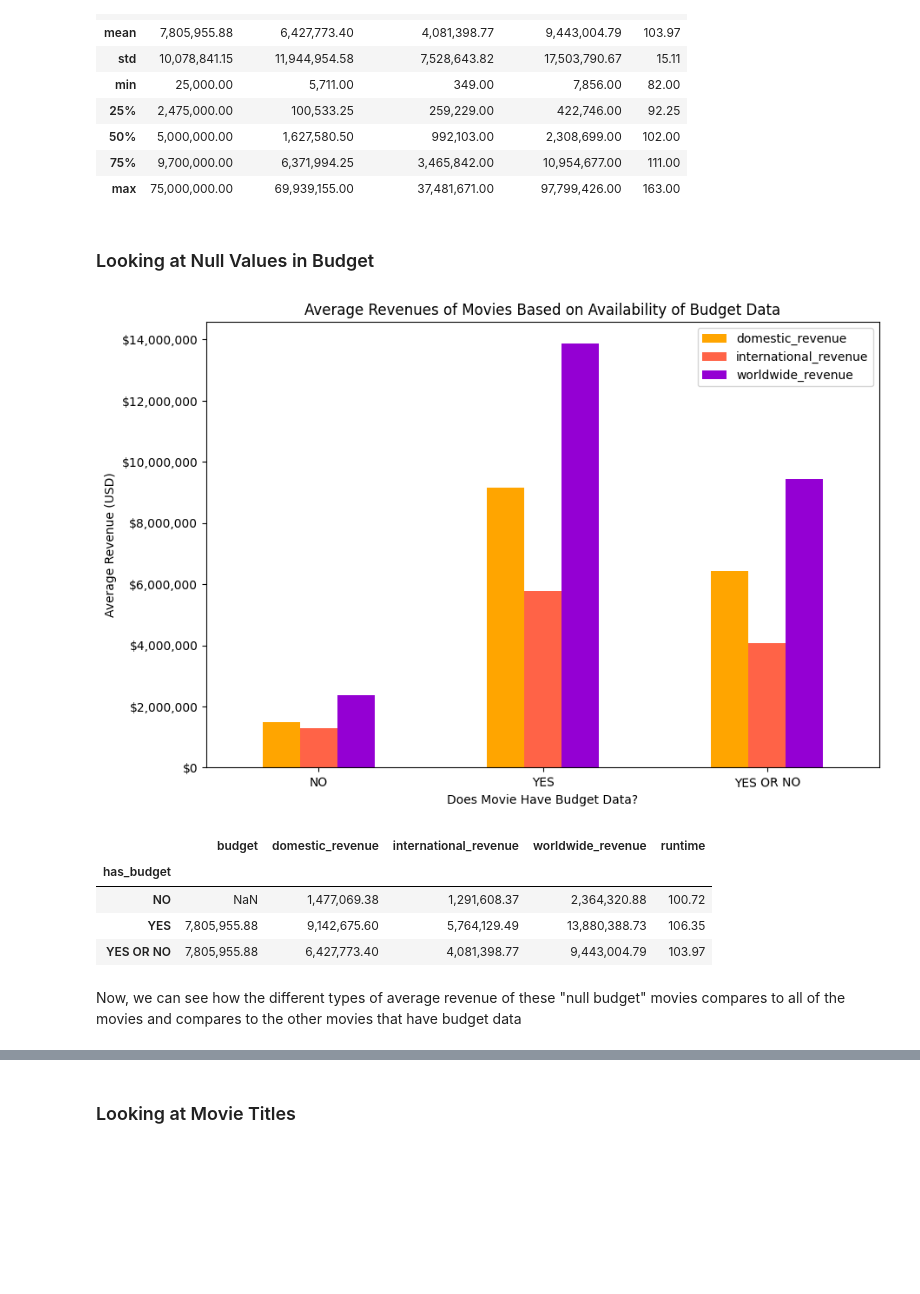
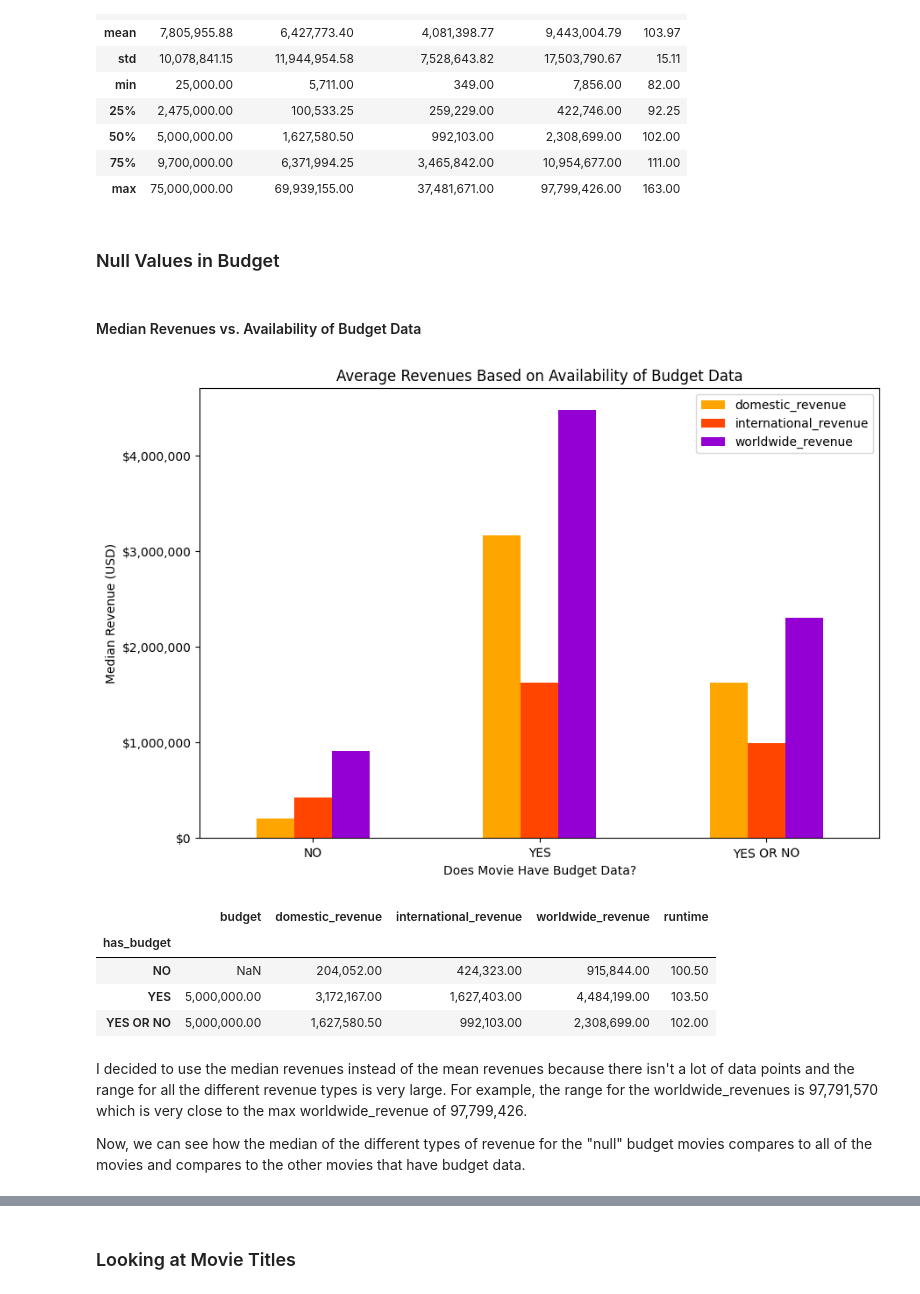
Before and after one commit to AlexPMorton/A24-Movies-EDA, a Jupyter notebook: A24_EDA.ipynb, the cells around one changed output, grey strips where cells are left out. Cells and saved outputs as stored; diff of their text form; code cells hidden in the pictures; blank space fills up the shorter version.

```diff
--- a/A24_EDA.ipynb
+++ b/A24_EDA.ipynb
@@ -179,45 +180,49 @@ A24.describe()
 | 75% | 9,700,000.00 | 6,371,994.25 | 3,465,842.00 | 10,954,677.00 | 111.00 |
 | max | 75,000,000.00 | 69,939,155.00 | 37,481,671.00 | 97,799,426.00 | 163.00 |
 # %% [markdown]
-### Looking at Null Values in Budget
+### Null Values in Budget
+# %% [markdown]
+#### Median Revenues vs. Availability of Budget Data
 # %%
 # New dataframe for classifying which movies have budget data
 A24_budget = A24.copy()
 
 # Adding new column to distinguish which movies have budget data
-A24_budget['has_budget'] = np.select([A24_budget['budget'].isnull(), A24_budget['budget'].notnull()], ['NO','YES'], default='Unknown')
-A24_budget_grouped = A24_budget.groupby(['has_budget']).mean()
+A24_budget['has_budget'] = np.select([A24_budget['budget'].isnull(), A24_budget['budget'].notnull()], ['NO','YES'], default='')
+A24_budget_grouped = A24_budget.groupby(['has_budget']).median()
 
 # New dataframe for all movies with or without budget data
 A24_budget_all = A24.copy()
 
 # Adding new column for grouping by all movies with or without budget data
-A24_budget_all['has_budget'] = np.select([A24_budget['budget'].any()], ['YES OR NO'], default='Unknown')
-A24_budget_all_grouped = A24_budget_all.groupby(['has_budget']).mean()
+A24_budget_all['has_budget'] = np.select([A24_budget['budget'].any()], ['YES OR NO'], default='')
+A24_budget_all_grouped = A24_budget_all.groupby(['has_budget']).median()
 
 # Combining the two data frames together
-A24_budgets = pd.concat([A24_budget_grouped,A24_budget_all_grouped], sort = False)
+A24_budgets_median = pd.concat([A24_budget_grouped,A24_budget_all_grouped], sort = False)
 
 # Creating plot for average revenues vs. availability of budget data
-budgets_revenues_plot = A24_budgets[['domestic_revenue','international_revenue','worldwide_revenue']].plot(kind='bar', figsize = (10,10/1.5), color = ['orange','tomato','darkviolet'], rot = 1,
-xlabel='Does Movie Have Budget Data?', ylabel='Average Revenue (USD)',
-title='Average Revenues of Movies Based on Availability of Budget Data')
+budgets_median_revenues_plot = A24_budgets_median[['domestic_revenue','international_revenue','worldwide_revenue']].plot(kind='bar', figsize = (10,10/1.5), color = ['orange','orangered','darkviolet'], rot = 1,
+xlabel='Does Movie Have Budget Data?', ylabel='Median Revenue (USD)',
+title='Average Revenues Based on Availability of Budget Data')
 
 # Formating the y axis
-budgets_revenues_plot.yaxis.set_major_formatter('${x:,.0f}')
+budgets_median_revenues_plot.yaxis.set_major_formatter('${x:,.0f}')
 
-budgets_revenues_plot;
+budgets_median_revenues_plot;
 # %% [output]
-[figure, old version]
+[figure, new version]
 # %%
-A24_budgets # Data of average values for the 3 different movie groups
+A24_budgets_median # Data of average values for the 3 different movie groups
 # %% [output]
 |  | budget | domestic_revenue | international_revenue | worldwide_revenue | runtime |
 | has_budget |  |  |  |  |  |
-| NO | NaN | 1,477,069.38 | 1,291,608.37 | 2,364,320.88 | 100.72 |
-| YES | 7,805,955.88 | 9,142,675.60 | 5,764,129.49 | 13,880,388.73 | 106.35 |
-| YES OR NO | 7,805,955.88 | 6,427,773.40 | 4,081,398.77 | 9,443,004.79 | 103.97 |
+| NO | NaN | 204,052.00 | 424,323.00 | 915,844.00 | 100.50 |
+| YES | 5,000,000.00 | 3,172,167.00 | 1,627,403.00 | 4,484,199.00 | 103.50 |
+| YES OR NO | 5,000,000.00 | 1,627,580.50 | 992,103.00 | 2,308,699.00 | 102.00 |
 # %% [markdown]
-Now, we can see how the different types of average revenue of these "null budget" movies compares to all of the movies and compares to the other movies that have budget data
+I decided to use the median revenues instead of the mean revenues because there isn't a lot of data points and the range for all the different revenue types is very large. For example, the range for the worldwide_revenues is 97,791,570 which is very close to the max worldwide_revenue of 97,799,426.
+
+Now, we can see how the median of the different types of revenue for the "null" budget movies compares to all of the movies and compares to the other movies that have budget data.
 # %%
 # Average revenue ratios between movies without budget data and all movies
```
Also changed, not shown: parts of 38 cells of this notebook, 2 other files.
